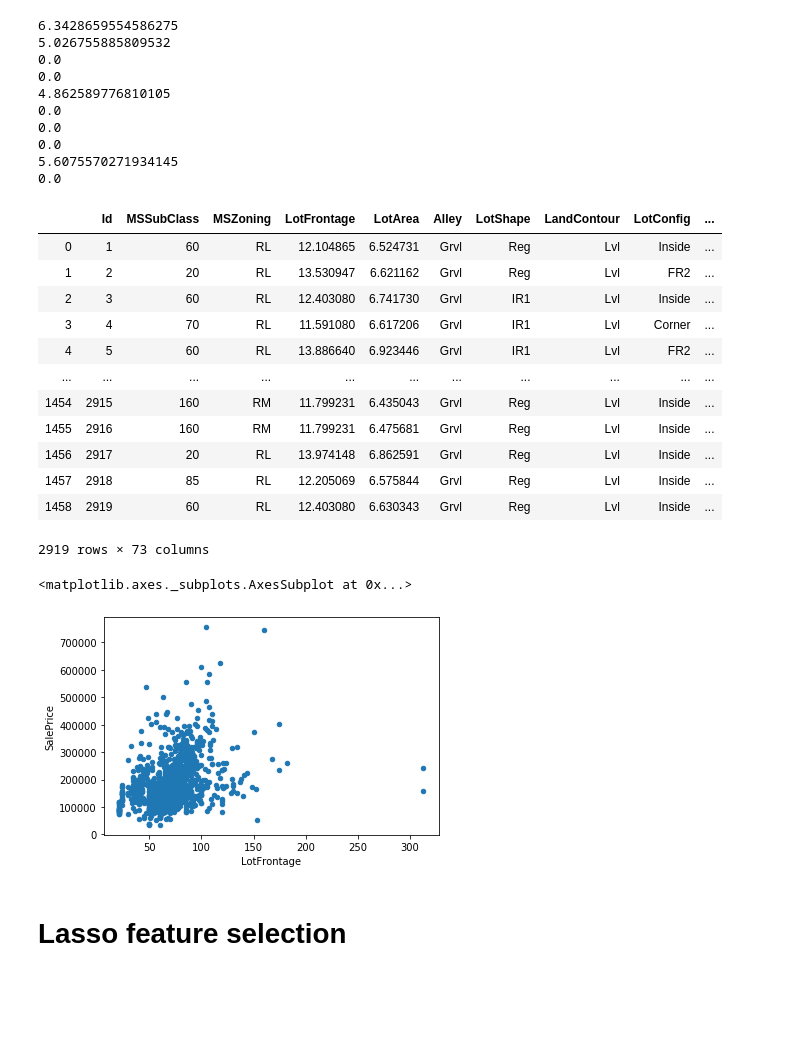
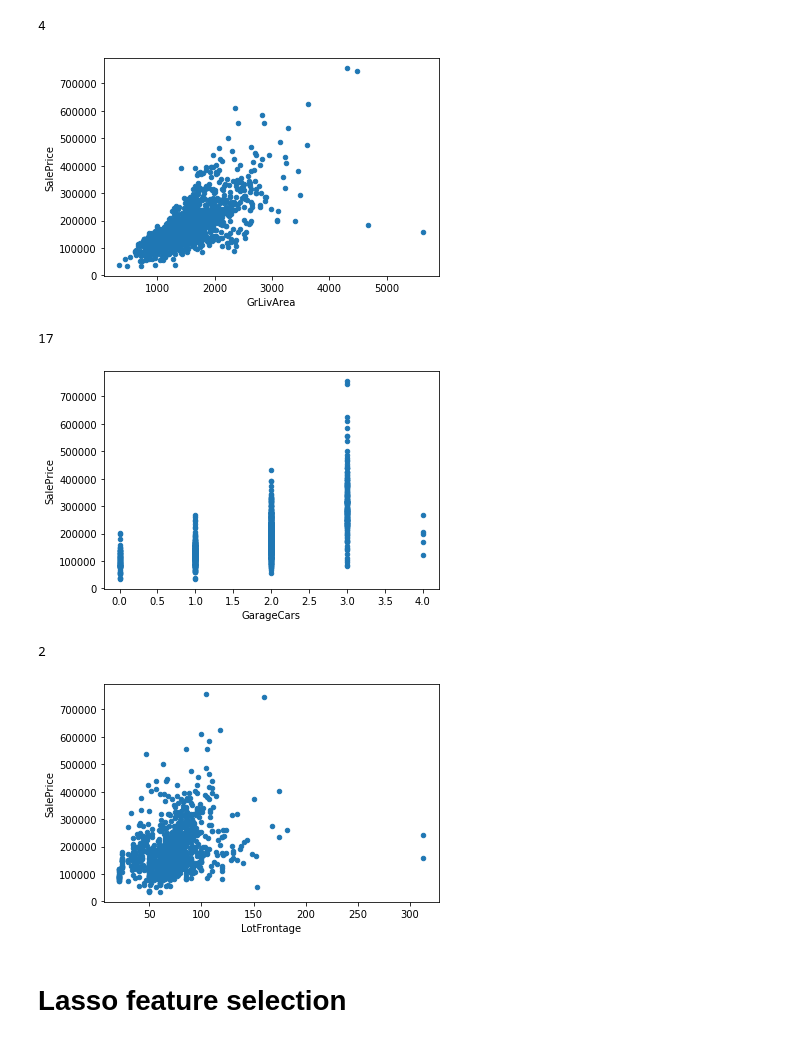
Before and after one commit to yslnam/collaborations, a Jupyter notebook: ml_housingprices/notebooks/Ivan_notebook-Copy2.ipynb, the cells around one changed output. Cells and saved outputs as stored; diff of their text form; code cells hidden in the pictures; blank space fills up the shorter version.

```diff
--- a/ml_housingprices/notebooks/Ivan_notebook-Copy2.ipynb
+++ b/ml_housingprices/notebooks/Ivan_notebook-Copy2.ipynb
@@ -144,36 +148,26 @@ skew_feat = ['LotFrontage', 'LotArea',
              , 'PoolArea', 'LowQualFinSF', 'GrLivArea',
 'TotalPorchAreasSF']
 
-for col in skew_feat:
-    hdf[col] = pd.Series(stats.boxcox(hdf[col]+1)[0])
+# for col in skew_feat:
+#     hdf[col] = pd.Series(stats.boxcox(hdf[col]+1)[0])
+hdf['SalePrice'] = np.log1p(hdf['SalePrice'])
-# %% [output]
-6.3428659554586275
-5.026755885809532
-0.0
-0.0
-4.862589776810105
-0.0
-0.0
-0.0
-5.6075570271934145
-0.0
-|  | Id | MSSubClass | MSZoning | LotFrontage | LotArea | Alley | LotShape | LandContour | LotConfig | ... |
-| 0 | 1 | 60 | RL | 12.104865 | 6.524731 | Grvl | Reg | Lvl | Inside | ... |
-| 1 | 2 | 20 | RL | 13.530947 | 6.621162 | Grvl | Reg | Lvl | FR2 | ... |
-| 2 | 3 | 60 | RL | 12.403080 | 6.741730 | Grvl | IR1 | Lvl | Inside | ... |
-| 3 | 4 | 70 | RL | 11.591080 | 6.617206 | Grvl | IR1 | Lvl | Corner | ... |
-| 4 | 5 | 60 | RL | 13.886640 | 6.923446 | Grvl | IR1 | Lvl | FR2 | ... |
-| ... | ... | ... | ... | ... | ... | ... | ... | ... | ... | ... |
-| 1454 | 2915 | 160 | RM | 11.799231 | 6.435043 | Grvl | Reg | Lvl | Inside | ... |
-| 1455 | 2916 | 160 | RM | 11.799231 | 6.475681 | Grvl | Reg | Lvl | Inside | ... |
-| 1456 | 2917 | 20 | RL | 13.974148 | 6.862591 | Grvl | Reg | Lvl | Inside | ... |
-| 1457 | 2918 | 85 | RL | 12.205069 | 6.575844 | Grvl | Reg | Lvl | Inside | ... |
-| 1458 | 2919 | 60 | RL | 12.403080 | 6.630343 | Grvl | Reg | Lvl | Inside | ... |
-2919 rows × 73 columns
+# %%
+hdf.plot(kind = 'scatter', x = 'GrLivArea', y = 'SalePrice')
+np.sum(hdf['GrLivArea'] > 4400)
+# %% [output]
+4
+[figure, added]
+# %%
+hdf.plot(kind = 'scatter', x = 'GarageCars', y = 'SalePrice')
+sum(hdf['GarageCars'] > 3)
+# %% [output]
+17
+[figure, added]
 # %%
-hdf.plot(x = 'LotFrontage', y = 'SalePrice', kind = 'scatter')
+hdf.plot(kind = 'scatter', x = 'LotFrontage', y = 'SalePrice')
+np.sum(hdf['LotFrontage'] > 250)
 # %% [output]
-<matplotlib.axes._subplots.AxesSubplot at 0x...>
+2
 [figure]
 # %%
 # hdf[ord_feat_cat] = hdf[ord_feat_cat].replace({'Ex': 5, 'Gd': 4,
```
Also changed, not shown: parts of 2 cells of this notebook, 2 other files.
